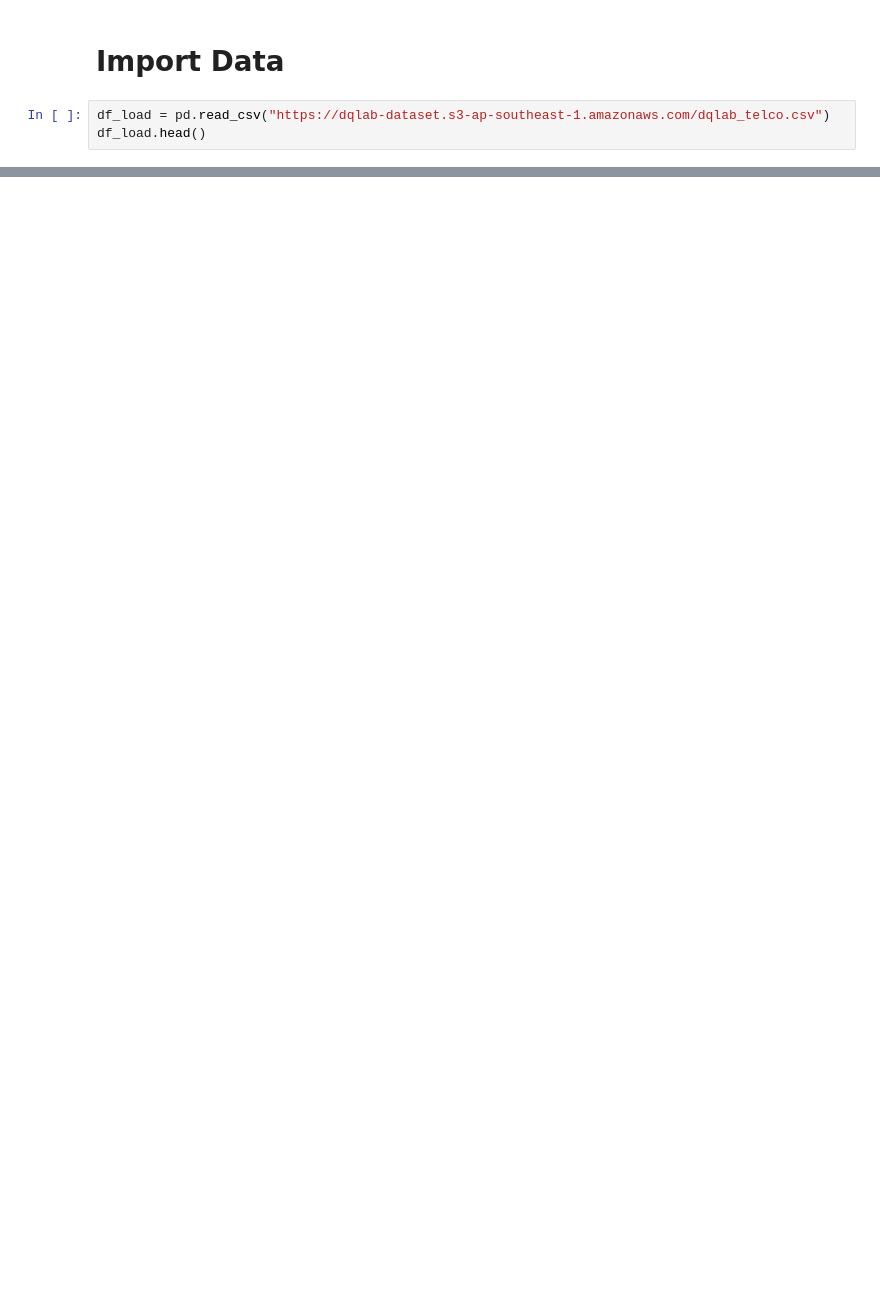
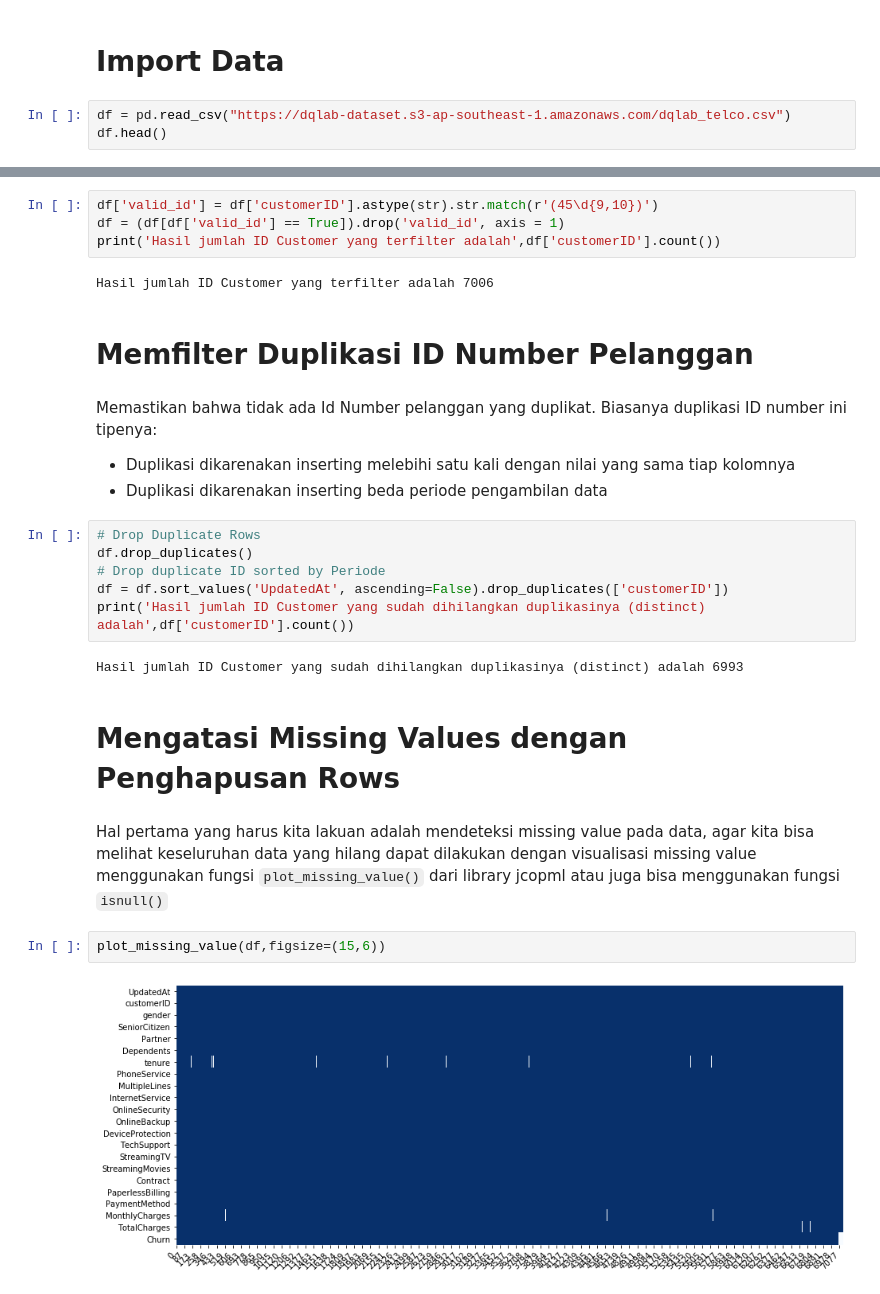
Before and after one commit to julius-risky/Data-Science, a Jupyter notebook: Case_Portofolio/Data_cleansing/Data_Cleansing_telco.ipynb, the cells around one changed output, grey strips where cells are left out. Cells and saved outputs as stored; diff of their text form; blank space fills up the shorter version.

```diff
--- a/Case_Portofolio/Data_cleansing/Data_Cleansing_telco.ipynb
+++ b/Case_Portofolio/Data_cleansing/Data_Cleansing_telco.ipynb
@@ -8,8 +39,8 @@ from jcopml.plot import plot_missing_value
 # %% [markdown]
 # Import Data
 # %%
-df_load = pd.read_csv("https://dqlab-dataset.s3-ap-southeast-1.amazonaws.com/dqlab_telco.csv")
-df_load.head()
+df = pd.read_csv("https://dqlab-dataset.s3-ap-southeast-1.amazonaws.com/dqlab_telco.csv")
+df.head()
 # %% [output]
 |  | UpdatedAt | customerID | gender | SeniorCitizen | Partner | Dependents | tenure | PhoneService | ... |
 | 0 | 202006 | 45759018157 | Female | 0 | Yes | No | 1.0 | No | ... |
@@ -78,0 +122,29 @@ print(df_load['customerID'].nunique())
+# %%
+df['valid_id'] = df['customerID'].astype(str).str.match(r'(45\d{9,10})')
+df = (df[df['valid_id'] == True]).drop('valid_id', axis = 1)
+print('Hasil jumlah ID Customer yang terfilter adalah',df['customerID'].count())
+# %% [output]
+Hasil jumlah ID Customer yang terfilter adalah 7006
+# %% [markdown]
+# Memfilter Duplikasi ID Number Pelanggan
+# %% [markdown]
+Memastikan bahwa tidak ada Id Number pelanggan yang duplikat. Biasanya duplikasi ID number ini tipenya:
+
+- Duplikasi dikarenakan inserting melebihi satu kali dengan nilai yang sama tiap kolomnya
+- Duplikasi dikarenakan inserting beda periode pengambilan data
+# %%
+# Drop Duplicate Rows
+df.drop_duplicates()
+# Drop duplicate ID sorted by Periode
+df = df.sort_values('UpdatedAt', ascending=False).drop_duplicates(['customerID'])
+print('Hasil jumlah ID Customer yang sudah dihilangkan duplikasinya (distinct) adalah',df['customerID'].count())
+# %% [output]
+Hasil jumlah ID Customer yang sudah dihilangkan duplikasinya (distinct) adalah 6993
+# %% [markdown]
+# Mengatasi Missing Values dengan Penghapusan Rows
+# %% [markdown]
+Hal pertama yang harus kita lakuan adalah mendeteksi missing value pada data, agar kita bisa melihat keseluruhan data yang hilang dapat dilakukan dengan visualisasi missing value menggunakan fungsi `plot_missing_value()` dari library jcopml atau juga bisa menggunakan fungsi `isnull()`
+# %%
+plot_missing_value(df,figsize=(15,6))
+# %% [output]
+[figure, added]
```
Also changed, not shown: parts of 30 cells of this notebook.
